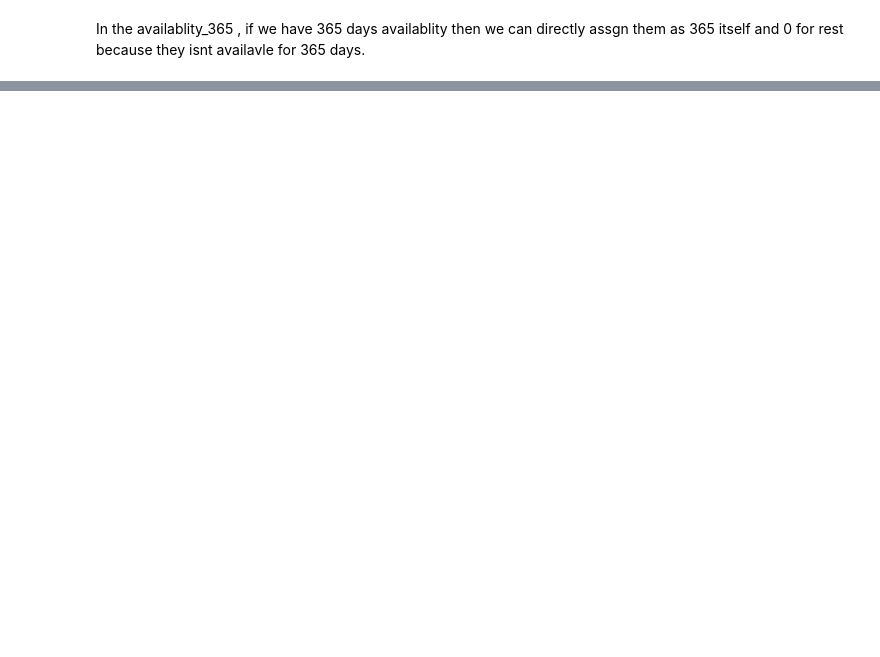
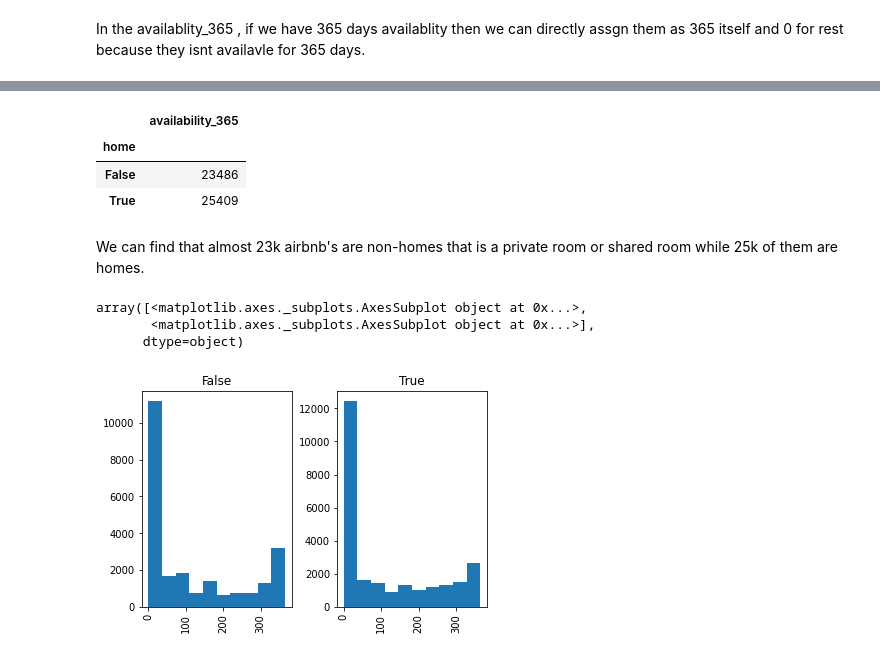
Before and after one commit to Siddharth1698/New-York-City-Airbnb-Data-Case-Study, a Jupyter notebook: New_York_City_AirBnb_Open_Data.ipynb, the cells around one changed output, grey strips where cells are left out. Saved outputs shown, nothing was run; the diff lists cells and outputs as text; code cells hidden in the pictures; blank space fills up the shorter version.

```diff
--- a/New_York_City_AirBnb_Open_Data.ipynb
+++ b/New_York_City_AirBnb_Open_Data.ipynb
@@ -801,0 +752,6 @@ X
+# %%
+df_copy.loc[df_copy['room_type'] == 'Entire home/apt', 'home'] = True
+df_copy.loc[df_copy['room_type'] != 'Entire home/apt', 'home'] = False
+# %%
+df_hyp = df_copy[['home','availability_365']]
+df_hyp.head()
@@ -801,0 +765,9 @@ X
+# %%
+df_hyp.groupby('home').count()
+# %% [output]
+|  | availability_365 |
+| home |  |
+| False | 23486 |
+| True | 25409 |
+# %% [markdown]
+We can find that almost 23k airbnb's are non-homes that is a private room or shared room while 25k of them are homes.
@@ -801,0 +777,9 @@ X
+# %%
+import matplotlib.pyplot as plt
+%matplotlib inline
+df_hyp.hist(by ='home')
+# %% [output]
+array([<matplotlib.axes._subplots.AxesSubplot object at 0x...>,
+       <matplotlib.axes._subplots.AxesSubplot object at 0x...>],
+      dtype=object)
+[figure, added]
```
Also changed, not shown: parts of 152 cells of this notebook.
